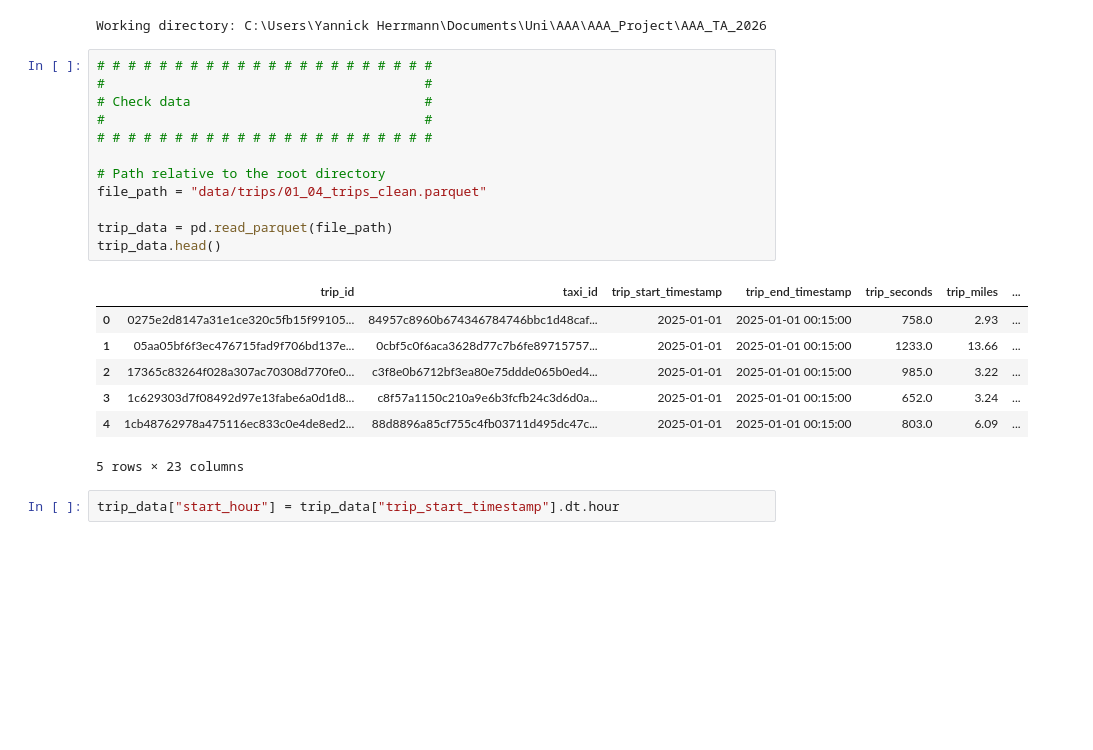
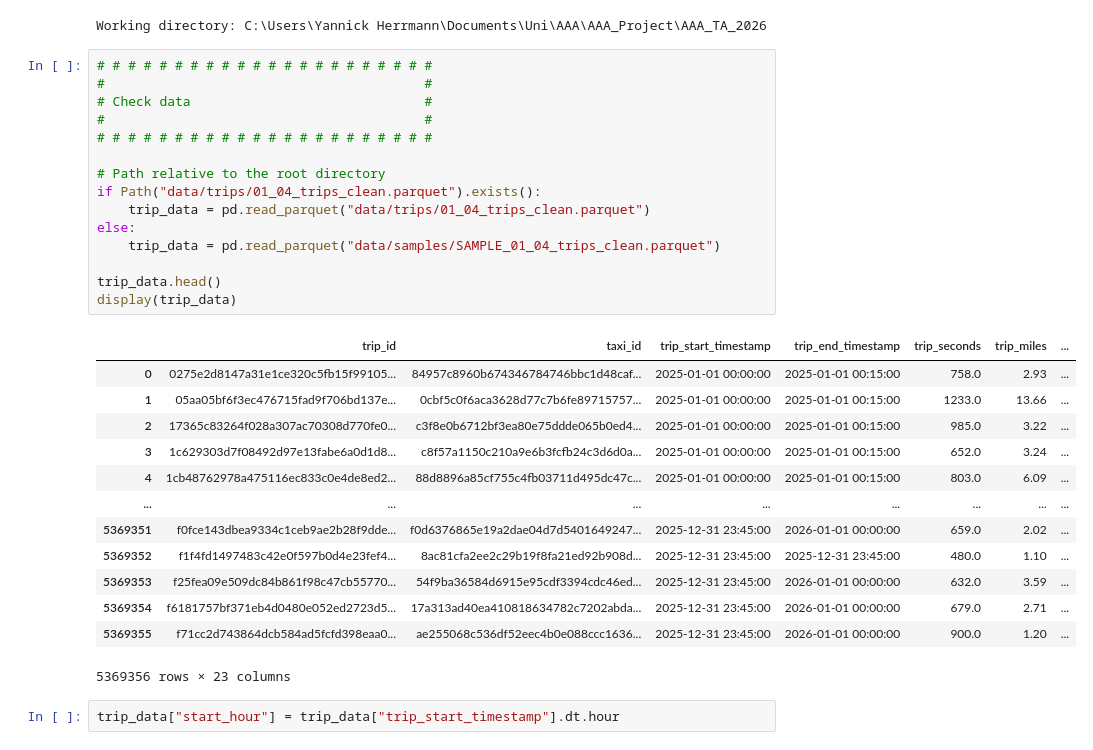
Before and after one commit to ge02/AAA_TA_2026, a Jupyter notebook: notebooks/03_Visualization/03_01_Data_Visualization_Trips.ipynb, the cells around one changed output. Drawn from its saved outputs; the diff is of its cells as text; blank space fills up the shorter version.

Commit message:
load sample data automatically when full set is unavailable

```diff
--- a/notebooks/03_Visualization/03_01_Data_Visualization_Trips.ipynb
+++ b/notebooks/03_Visualization/03_01_Data_Visualization_Trips.ipynb
@@ -50,23 +50,32 @@ Working directory: C:\Users\Yannick Herrmann\Documents\Uni\AAA\AAA_Project\AAA_T
 # %%
 # # # # # # # # # # # # # # # # # # # # # #
 #                                         #
 # Check data                              #
 #                                         #
 # # # # # # # # # # # # # # # # # # # # # #
 
 # Path relative to the root directory
-file_path = "data/trips/01_04_trips_clean.parquet"
+if Path("data/trips/01_04_trips_clean.parquet").exists():
+    trip_data = pd.read_parquet("data/trips/01_04_trips_clean.parquet")
+else:
+    trip_data = pd.read_parquet("data/samples/SAMPLE_01_04_trips_clean.parquet")
 
-trip_data = pd.read_parquet(file_path)
 trip_data.head()
+display(trip_data)
 # %% [output]
 |  | trip_id | taxi_id | trip_start_timestamp | trip_end_timestamp | trip_seconds | trip_miles | ... |
-| 0 | 0275e2d8147a31e1ce320c5fb15f99105... | 84957c8960b674346784746bbc1d48caf... | 2025-01-01 | 2025-01-01 00:15:00 | 758.0 | 2.93 | ... |
-| 1 | 05aa05bf6f3ec476715fad9f706bd137e... | 0cbf5c0f6aca3628d77c7b6fe89715757... | 2025-01-01 | 2025-01-01 00:15:00 | 1233.0 | 13.66 | ... |
-| 2 | 17365c83264f028a307ac70308d770fe0... | c3f8e0b6712bf3ea80e75ddde065b0ed4... | 2025-01-01 | 2025-01-01 00:15:00 | 985.0 | 3.22 | ... |
-| 3 | 1c629303d7f08492d97e13fabe6a0d1d8... | c8f57a1150c210a9e6b3fcfb24c3d6d0a... | 2025-01-01 | 2025-01-01 00:15:00 | 652.0 | 3.24 | ... |
-| 4 | 1cb48762978a475116ec833c0e4de8ed2... | 88d8896a85cf755c4fb03711d495dc47c... | 2025-01-01 | 2025-01-01 00:15:00 | 803.0 | 6.09 | ... |
+| 0 | 0275e2d8147a31e1ce320c5fb15f99105... | 84957c8960b674346784746bbc1d48caf... | 2025-01-01 00:00:00 | 2025-01-01 00:15:00 | 758.0 | 2.93 | ... |
+| 1 | 05aa05bf6f3ec476715fad9f706bd137e... | 0cbf5c0f6aca3628d77c7b6fe89715757... | 2025-01-01 00:00:00 | 2025-01-01 00:15:00 | 1233.0 | 13.66 | ... |
+| 2 | 17365c83264f028a307ac70308d770fe0... | c3f8e0b6712bf3ea80e75ddde065b0ed4... | 2025-01-01 00:00:00 | 2025-01-01 00:15:00 | 985.0 | 3.22 | ... |
+| 3 | 1c629303d7f08492d97e13fabe6a0d1d8... | c8f57a1150c210a9e6b3fcfb24c3d6d0a... | 2025-01-01 00:00:00 | 2025-01-01 00:15:00 | 652.0 | 3.24 | ... |
+| 4 | 1cb48762978a475116ec833c0e4de8ed2... | 88d8896a85cf755c4fb03711d495dc47c... | 2025-01-01 00:00:00 | 2025-01-01 00:15:00 | 803.0 | 6.09 | ... |
+| ... | ... | ... | ... | ... | ... | ... | ... |
+| 5369351 | f0fce143dbea9334c1ceb9ae2b28f9dde... | f0d6376865e19a2dae04d7d5401649247... | 2025-12-31 23:45:00 | 2026-01-01 00:00:00 | 659.0 | 2.02 | ... |
+| 5369352 | f1f4fd1497483c42e0f597b0d4e23fef4... | 8ac81cfa2ee2c29b19f8fa21ed92b908d... | 2025-12-31 23:45:00 | 2025-12-31 23:45:00 | 480.0 | 1.10 | ... |
+| 5369353 | f25fea09e509dc84b861f98c47cb55770... | 54f9ba36584d6915e95cdf3394cdc46ed... | 2025-12-31 23:45:00 | 2026-01-01 00:00:00 | 632.0 | 3.59 | ... |
+| 5369354 | f6181757bf371eb4d0480e052ed2723d5... | 17a313ad40ea410818634782c7202abda... | 2025-12-31 23:45:00 | 2026-01-01 00:00:00 | 679.0 | 2.71 | ... |
+| 5369355 | f71cc2d743864dcb584ad5fcfd398eaa0... | ae255068c536df52eec4b0e088ccc1636... | 2025-12-31 23:45:00 | 2026-01-01 00:00:00 | 900.0 | 1.20 | ... |
-5 rows × 23 columns
+5369356 rows × 23 columns
 # %%
 trip_data["start_hour"] = trip_data["trip_start_timestamp"].dt.hour
 # %%
```
Also changed, not shown: 6 other files.
